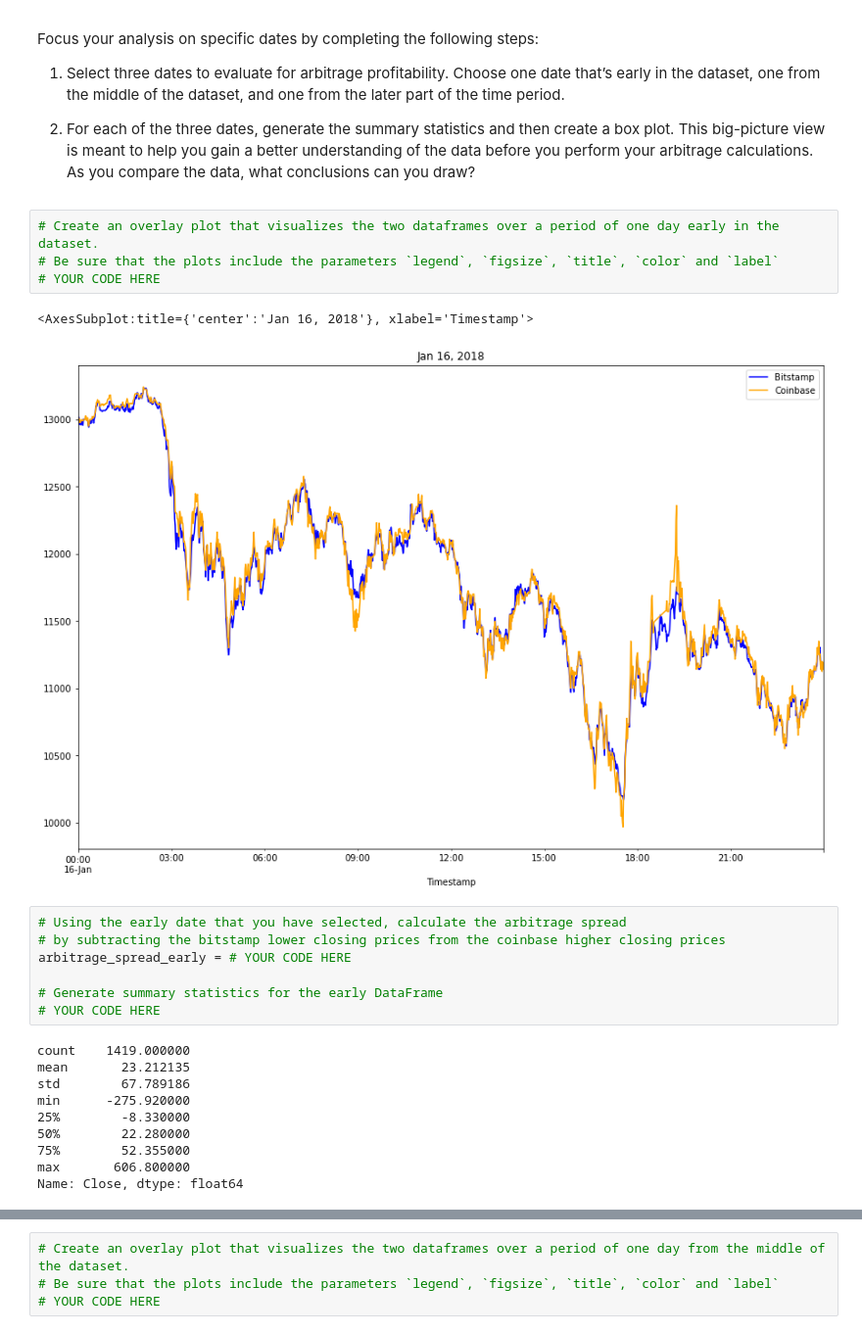
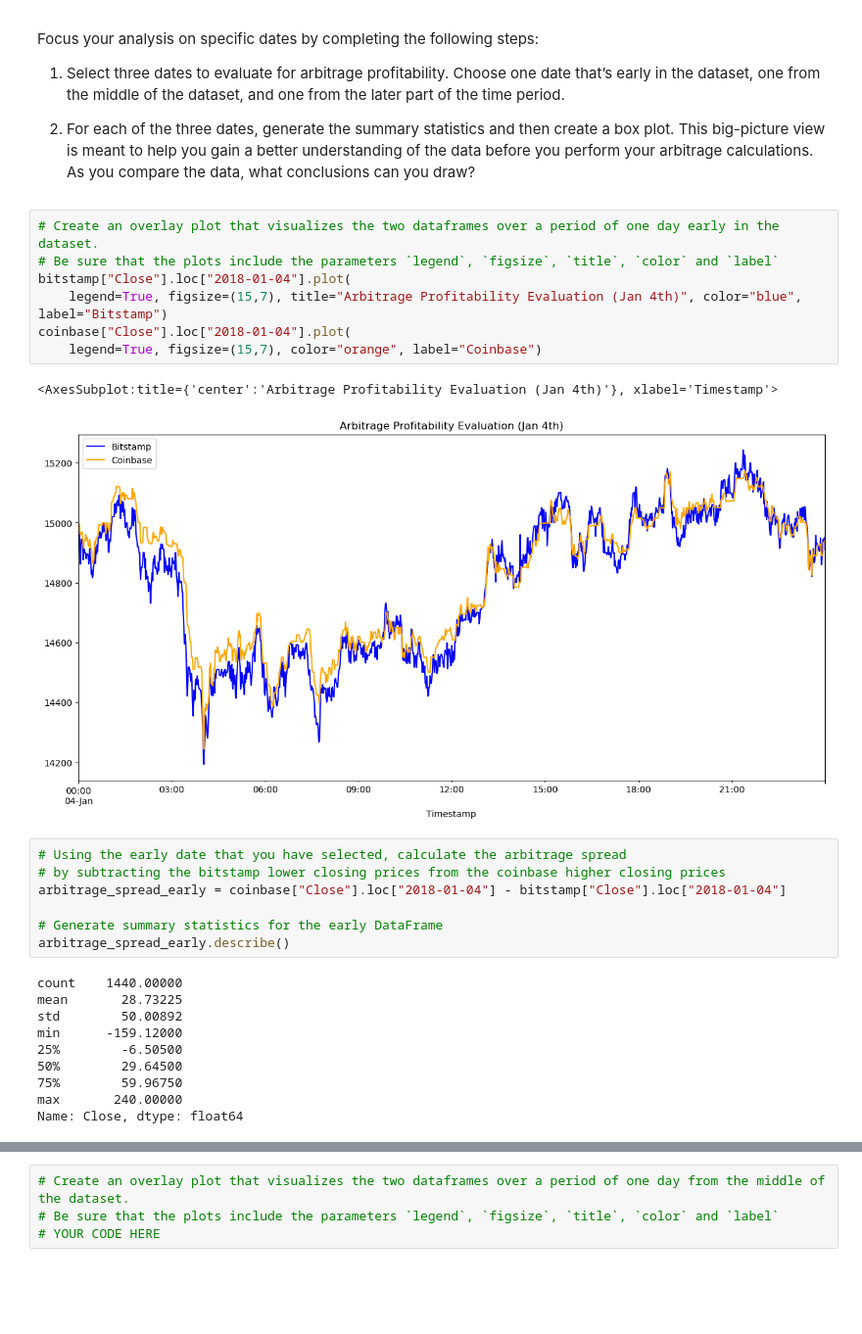
Before and after one commit to djohnst914/Bitcoin_Arbitrage_Opportunities, a Jupyter notebook: crypto_arbitrage.ipynb, the cells around one changed output, grey strips where cells are left out. Shown at 98% size. Saved outputs shown, nothing was run; the diff lists cells and outputs as text; blank space fills up the shorter version.

Commit message:
add visualizations for early arbitrage+stats

```diff
--- a/crypto_arbitrage.ipynb
+++ b/crypto_arbitrage.ipynb
@@ -373,26 +373,29 @@ Focus your analysis on specific dates by completing the following steps:
 # %%
 # Create an overlay plot that visualizes the two dataframes over a period of one day early in the dataset.
 # Be sure that the plots include the parameters `legend`, `figsize`, `title`, `color` and `label`
-# YOUR CODE HERE
+bitstamp["Close"].loc["2018-01-04"].plot(
+    legend=True, figsize=(15,7), title="Arbitrage Profitability Evaluation (Jan 4th)", color="blue", label="Bitstamp")
+coinbase["Close"].loc["2018-01-04"].plot(
+    legend=True, figsize=(15,7), color="orange", label="Coinbase")
 # %% [output]
-<AxesSubplot:title={'center':'Jan 16, 2018'}, xlabel='Timestamp'>
+<AxesSubplot:title={'center':'Arbitrage Profitability Evaluation (Jan 4th)'}, xlabel='Timestamp'>
-[figure, old version]
+[figure, new version]
 # %%
 # Using the early date that you have selected, calculate the arbitrage spread
 # by subtracting the bitstamp lower closing prices from the coinbase higher closing prices
-arbitrage_spread_early = # YOUR CODE HERE
+arbitrage_spread_early = coinbase["Close"].loc["2018-01-04"] - bitstamp["Close"].loc["2018-01-04"]
 
 # Generate summary statistics for the early DataFrame
-# YOUR CODE HERE
+arbitrage_spread_early.describe()
 # %% [output]
-count    1419.000000
-mean       23.212135
-std        67.789186
-min      -275.920000
-25%        -8.330000
-50%        22.280000
-75%        52.355000
-max       606.800000
+count    1440.00000
+mean       28.73225
+std        50.00892
+min      -159.12000
+25%        -6.50500
+50%        29.64500
+75%        59.96750
+max       240.00000
 Name: Close, dtype: float64
 # %%
 # Visualize the arbitrage spread from early in the dataset in a box plot
```
Also changed, not shown: parts of 1 cell of this notebook.
